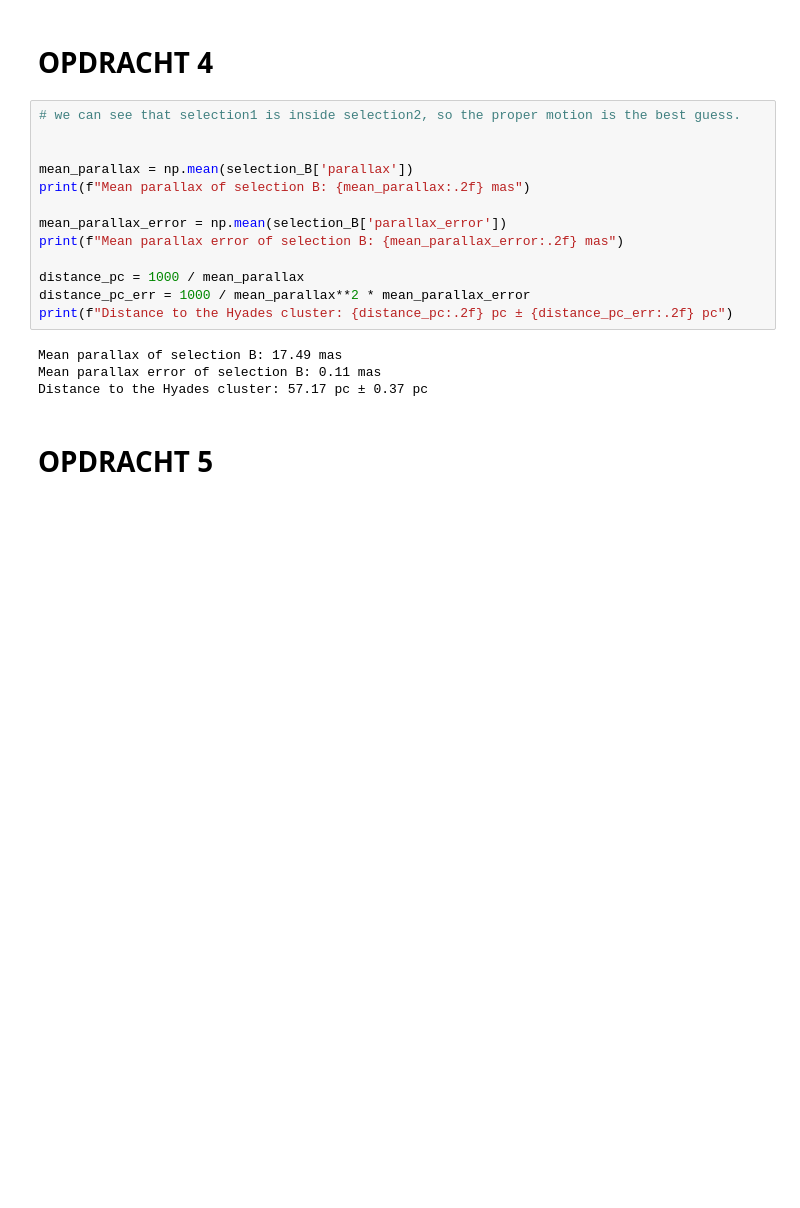
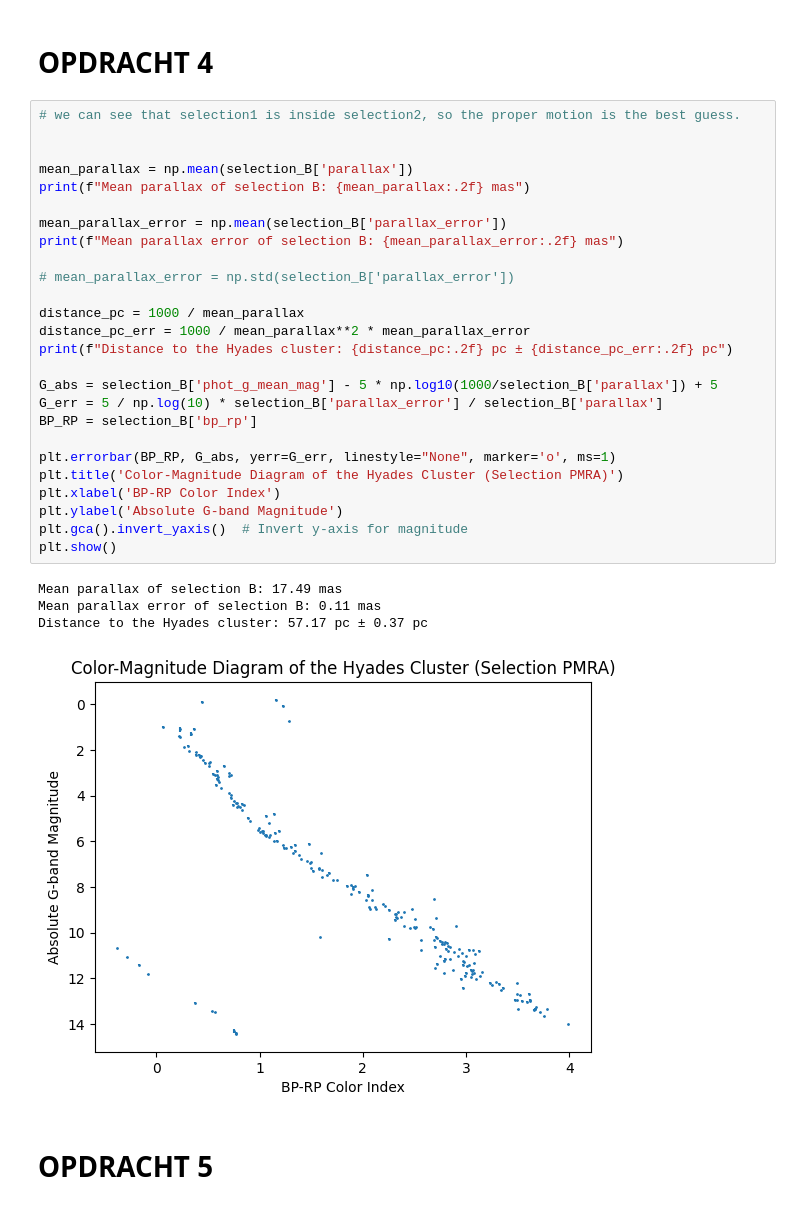
Before and after one commit to TheCaspeer/Universiteit-Leiden, a Jupyter notebook: year1_semester2/Praktische_Sterrenkunde/Opdracht4/hyades.ipynb, the cells around one changed output. Saved outputs shown, nothing was run; the diff lists cells and outputs as text; blank space fills up the shorter version.

```diff
--- a/year1_semester2/Praktische_Sterrenkunde/Opdracht4/hyades.ipynb
+++ b/year1_semester2/Praktische_Sterrenkunde/Opdracht4/hyades.ipynb
@@ -128,20 +127,34 @@ Number of stars in selection B (proper motion + parallax): 223
 # %%
 # we can see that selection1 is inside selection2, so the proper motion is the best guess.
 
 
 mean_parallax = np.mean(selection_B['parallax'])
 print(f"Mean parallax of selection B: {mean_parallax:.2f} mas")
 
 mean_parallax_error = np.mean(selection_B['parallax_error'])
 print(f"Mean parallax error of selection B: {mean_parallax_error:.2f} mas")
 
+# mean_parallax_error = np.std(selection_B['parallax_error'])
+
 distance_pc = 1000 / mean_parallax
 distance_pc_err = 1000 / mean_parallax**2 * mean_parallax_error
 print(f"Distance to the Hyades cluster: {distance_pc:.2f} pc ± {distance_pc_err:.2f} pc")
+
+G_abs = selection_B['phot_g_mean_mag'] - 5 * np.log10(1000/selection_B['parallax']) + 5
+G_err = 5 / np.log(10) * selection_B['parallax_error'] / selection_B['parallax']
+BP_RP = selection_B['bp_rp']
+
+plt.errorbar(BP_RP, G_abs, yerr=G_err, linestyle="None", marker='o', ms=1)
+plt.title('Color-Magnitude Diagram of the Hyades Cluster (Selection PMRA)')
+plt.xlabel('BP-RP Color Index')
+plt.ylabel('Absolute G-band Magnitude')
+plt.gca().invert_yaxis()  # Invert y-axis for magnitude
+plt.show()
 # %% [output]
 Mean parallax of selection B: 17.49 mas
 Mean parallax error of selection B: 0.11 mas
 Distance to the Hyades cluster: 57.17 pc ± 0.37 pc
+[figure, added]
 # %% [markdown]
 # OPDRACHT 5
 # %%
```
Also changed, not shown: parts of 3 cells of this notebook.
